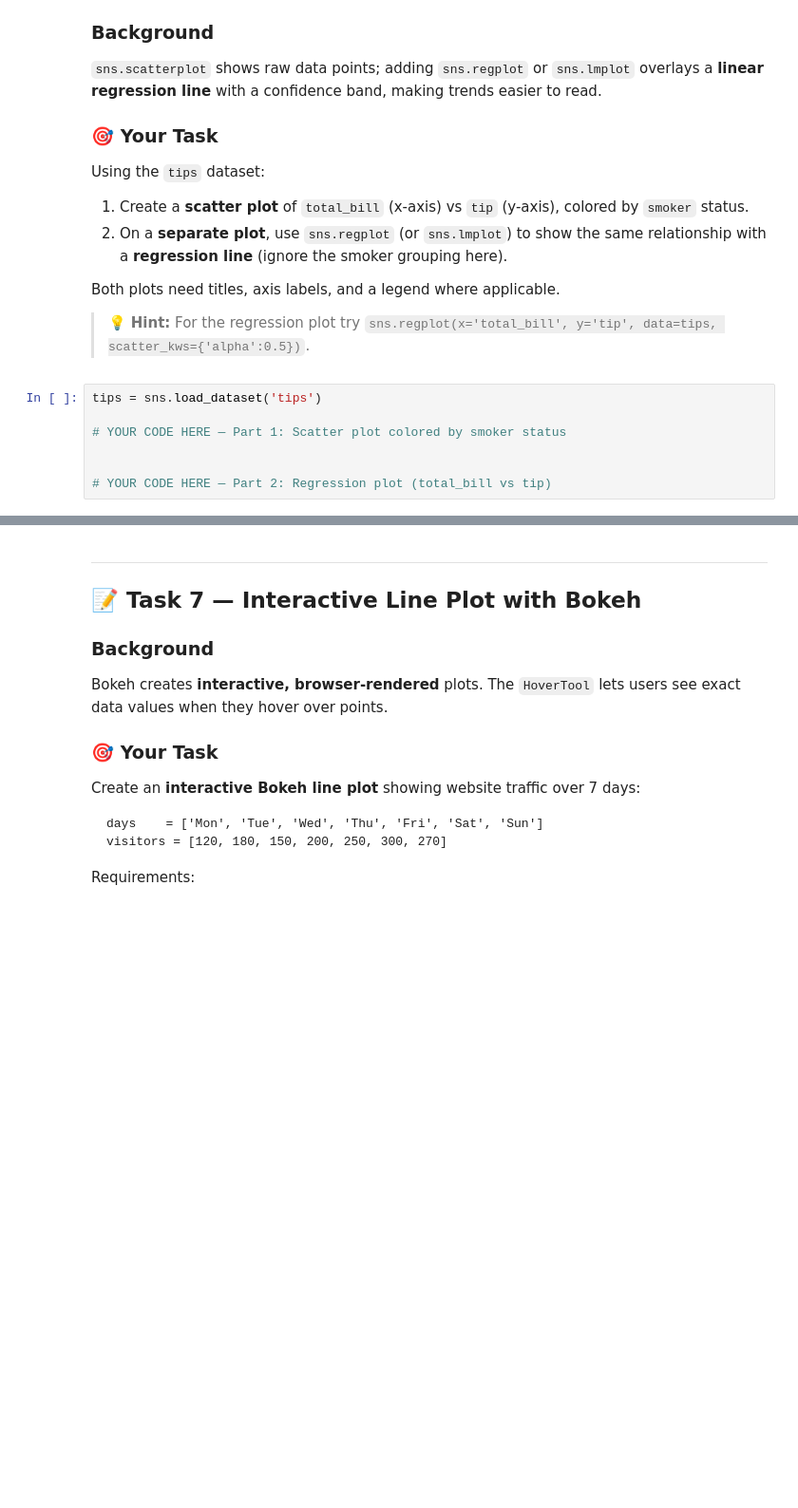
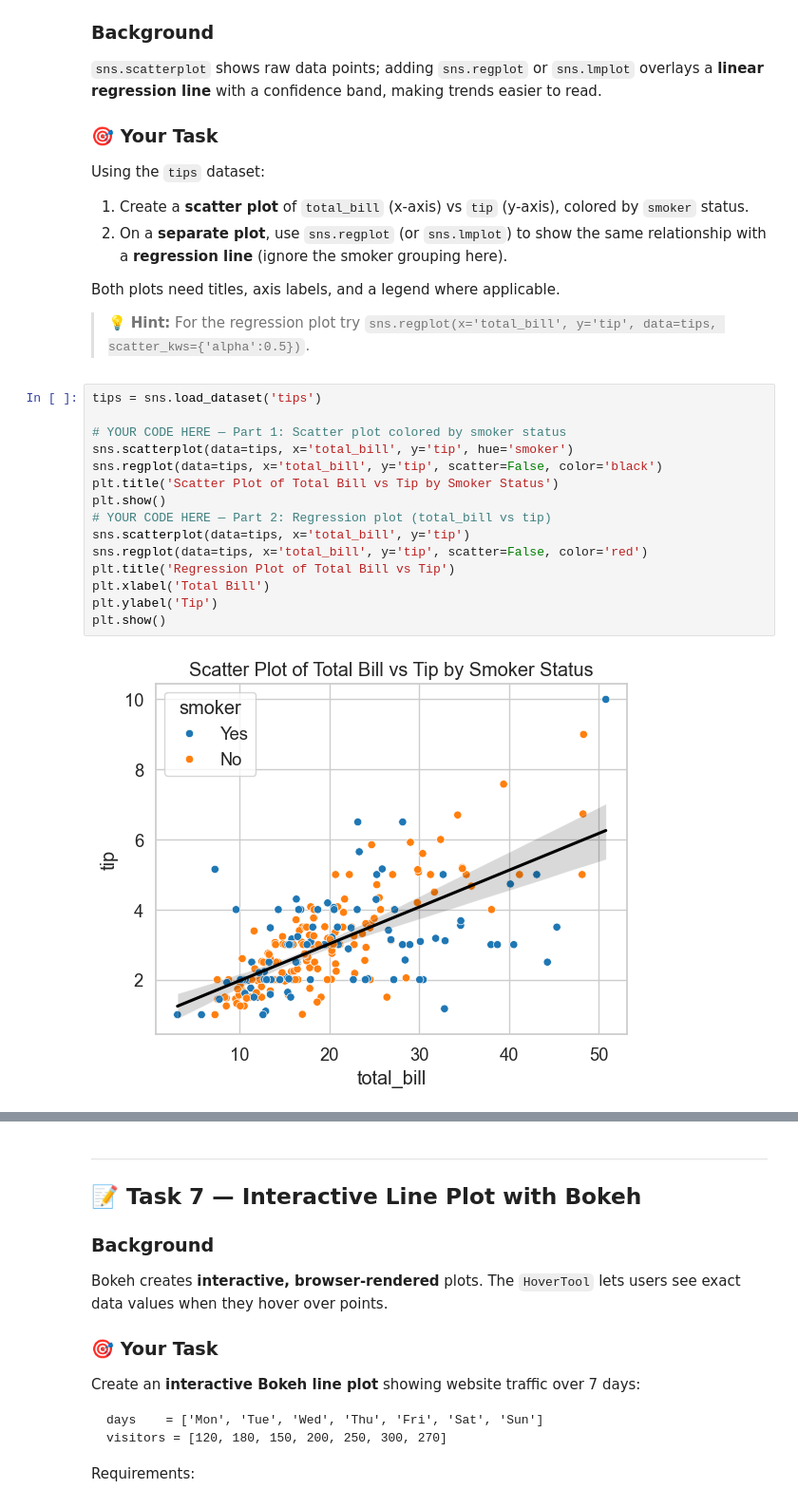
Before and after one commit to tashfeen786/Netsol-week-1, a Jupyter notebook: Data_Visualization_Worksheet.ipynb, the cells around one changed output, grey strips where cells are left out. Shown at 95% size. Cells and saved outputs as stored; diff of their text form; blank space fills up the shorter version.

```diff
--- a/Data_Visualization_Worksheet.ipynb
+++ b/Data_Visualization_Worksheet.ipynb
@@ -322,10 +322,20 @@ Using the `tips` dataset:
 Both plots need titles, axis labels, and a legend where applicable.
 
 > 💡 **Hint:** For the regression plot try `sns.regplot(x='total_bill', y='tip', data=tips, scatter_kws={'alpha':0.5})`.
-# %%
-tips = sns.load_dataset('tips')
-
-# YOUR CODE HERE — Part 1: Scatter plot colored by smoker status
-
-
-# YOUR CODE HERE — Part 2: Regression plot (total_bill vs tip)
+# %%
+tips = sns.load_dataset('tips')
+
+# YOUR CODE HERE — Part 1: Scatter plot colored by smoker status
+sns.scatterplot(data=tips, x='total_bill', y='tip', hue='smoker')
+sns.regplot(data=tips, x='total_bill', y='tip', scatter=False, color='black')
+plt.title('Scatter Plot of Total Bill vs Tip by Smoker Status')
+plt.show()
+# YOUR CODE HERE — Part 2: Regression plot (total_bill vs tip)
+sns.scatterplot(data=tips, x='total_bill', y='tip')
+sns.regplot(data=tips, x='total_bill', y='tip', scatter=False, color='red')
+plt.title('Regression Plot of Total Bill vs Tip')
+plt.xlabel('Total Bill')
+plt.ylabel('Tip')
+plt.show()
+# %% [output]
+[figure, added]
```
Also changed, not shown: parts of 1 cell of this notebook.
